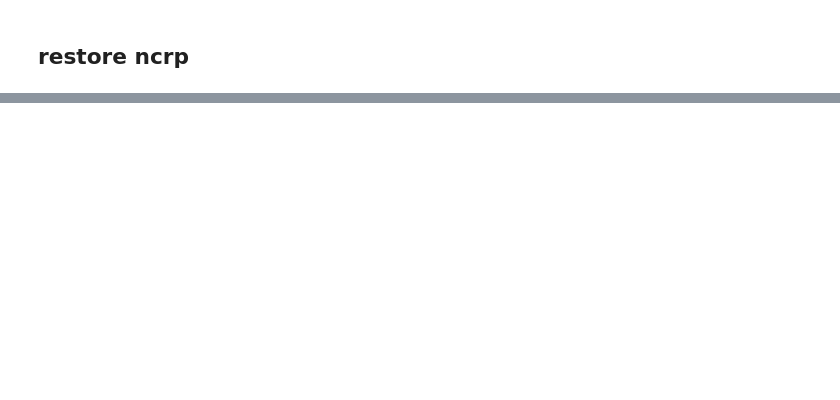
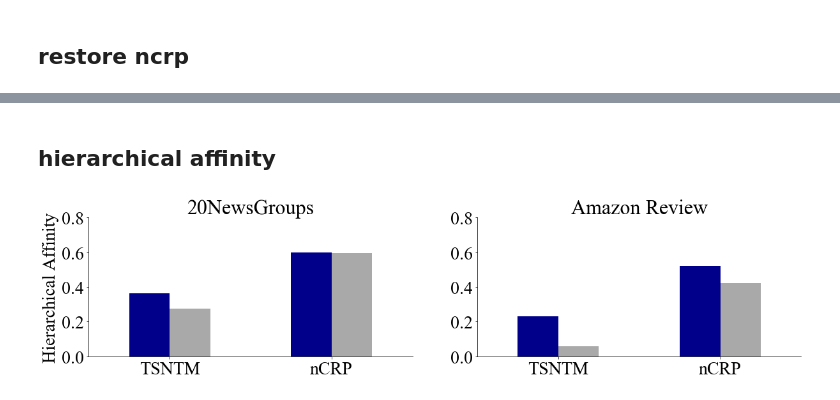
Before and after one commit to numarrsh/tsntm, a Jupyter notebook: 0 evaluation.ipynb, the cells around one changed output, grey strips where cells are left out. Drawn from its saved outputs; the diff is of its cells as text; code cells hidden in the pictures; blank space fills up the shorter version.

```diff
--- a/0 evaluation.ipynb
+++ b/0 evaluation.ipynb
@@ -258,0 +466,21 @@ Median Topic Coherence = 0.031
+# %% [markdown]
+## hierarchical affinity
+# %%
+domain_title = {'bags': 'Amazon Review', '20news': '20NewsGroups'}
+fig, (axl, axr) = plt.subplots(ncols=2, figsize=(20, 4))
+
+def plot_topic_specialization(ax, domain, hierarchical_affinities_hntm, hierarchical_affinities_ncrp, ylabel=True):
+    fontsize=28
+    pd.DataFrame([hierarchical_affinities_hntm, hierarchical_affinities_ncrp], index=['TSNTM', 'nCRP'], columns=['Child', 'Non-Child']).plot.bar(ax=ax, yticks=[0.2*i for i in range(5)], fontsize=fontsize, color=['darkblue', 'darkgray'], legend=False)
+    ax.set_title(domain_title[domain], fontsize=32)
+    labels = ax.get_xticklabels()
+    plt.setp(labels, rotation=0, fontsize=fontsize);
+    ax.spines['top'].set_visible(False)
+    ax.spines['right'].set_visible(False)
+    if ylabel: ax.set_ylabel('Hierarchical Affinity', fontsize=fontsize)
+
+plot_topic_specialization(axl, '20news', hierarchical_affinities_20news_hntm, hierarchical_affinities_20news_ncrp)
+plot_topic_specialization(axr, 'bags', hierarchical_affinities_bags_hntm, hierarchical_affinities_bags_ncrp, ylabel=False)
+plt.savefig('fig/hier.pdf', bbox_inches="tight", pad_inches=0.0)
+# %% [output]
+[figure, added]
```
Also changed, not shown: parts of 28 cells of this notebook, 22 other files.
